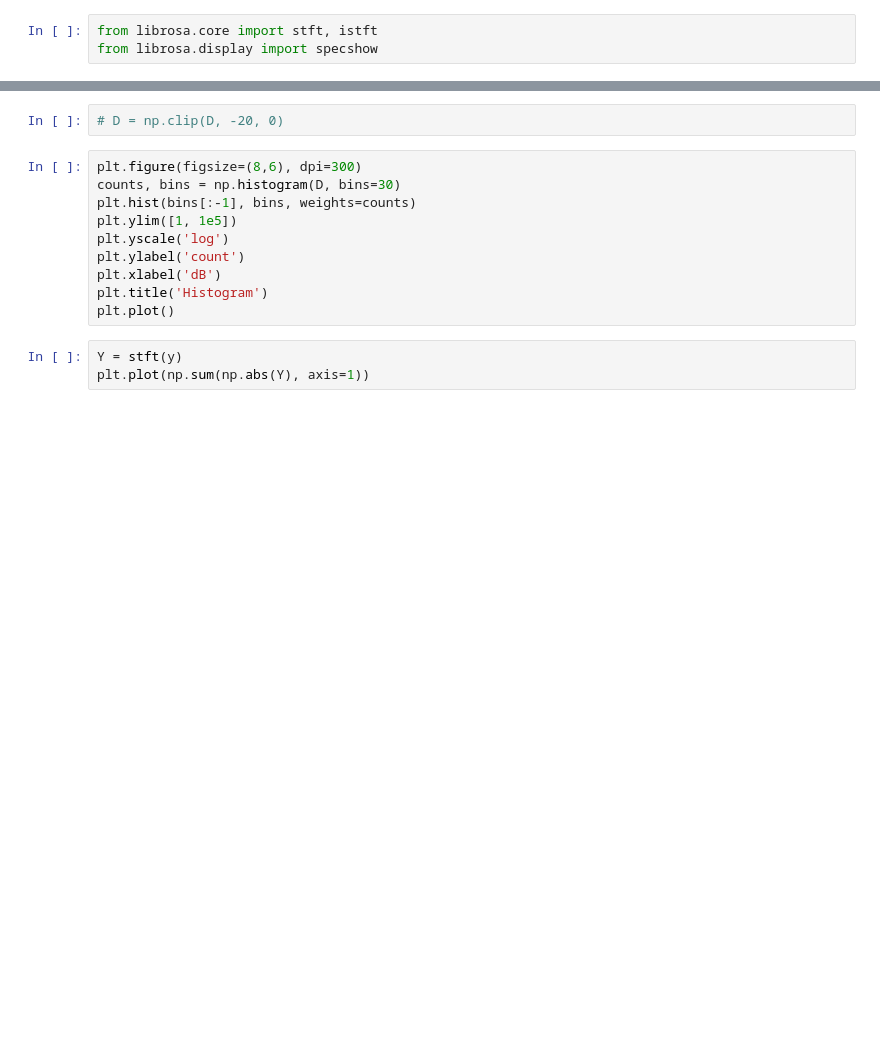
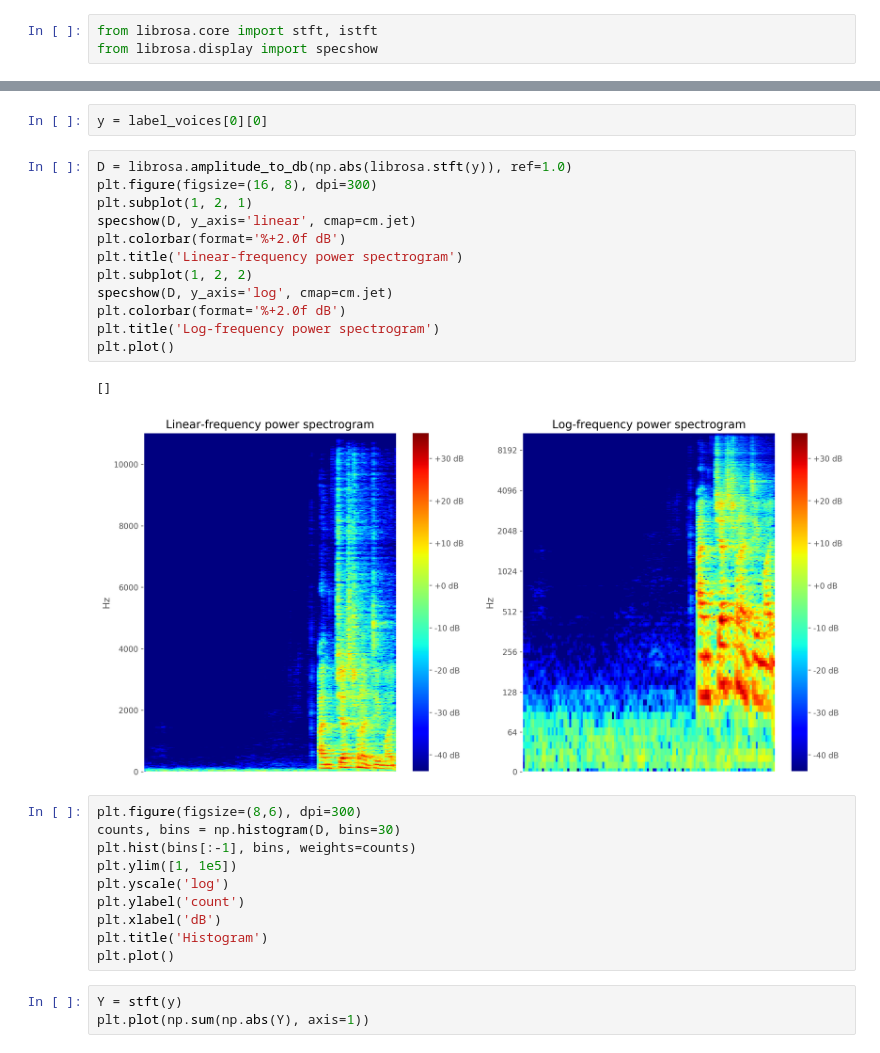
Before and after one commit to mjenrungrot/DinTaiFung, a Jupyter notebook: demo.ipynb, the cells around one changed output, grey strips where cells are left out. Cells and saved outputs as stored; diff of their text form; blank space fills up the shorter version.

```diff
--- a/demo.ipynb
+++ b/demo.ipynb
@@ -220,5 +248,20 @@ plt.plot()
-# %%
-# D = np.clip(D, -20, 0)
+# %%
+y = label_voices[0][0]
+# %%
+D = librosa.amplitude_to_db(np.abs(librosa.stft(y)), ref=1.0)
+plt.figure(figsize=(16, 8), dpi=300)
+plt.subplot(1, 2, 1)
+specshow(D, y_axis='linear', cmap=cm.jet)
+plt.colorbar(format='%+2.0f dB')
+plt.title('Linear-frequency power spectrogram')
+plt.subplot(1, 2, 2)
+specshow(D, y_axis='log', cmap=cm.jet)
+plt.colorbar(format='%+2.0f dB')
+plt.title('Log-frequency power spectrogram')
+plt.plot()
+# %% [output]
+[]
+[figure, added]
 # %%
 plt.figure(figsize=(8,6), dpi=300)
 counts, bins = np.histogram(D, bins=30)
```
Also changed, not shown: parts of 27 cells of this notebook, 7 other files.
